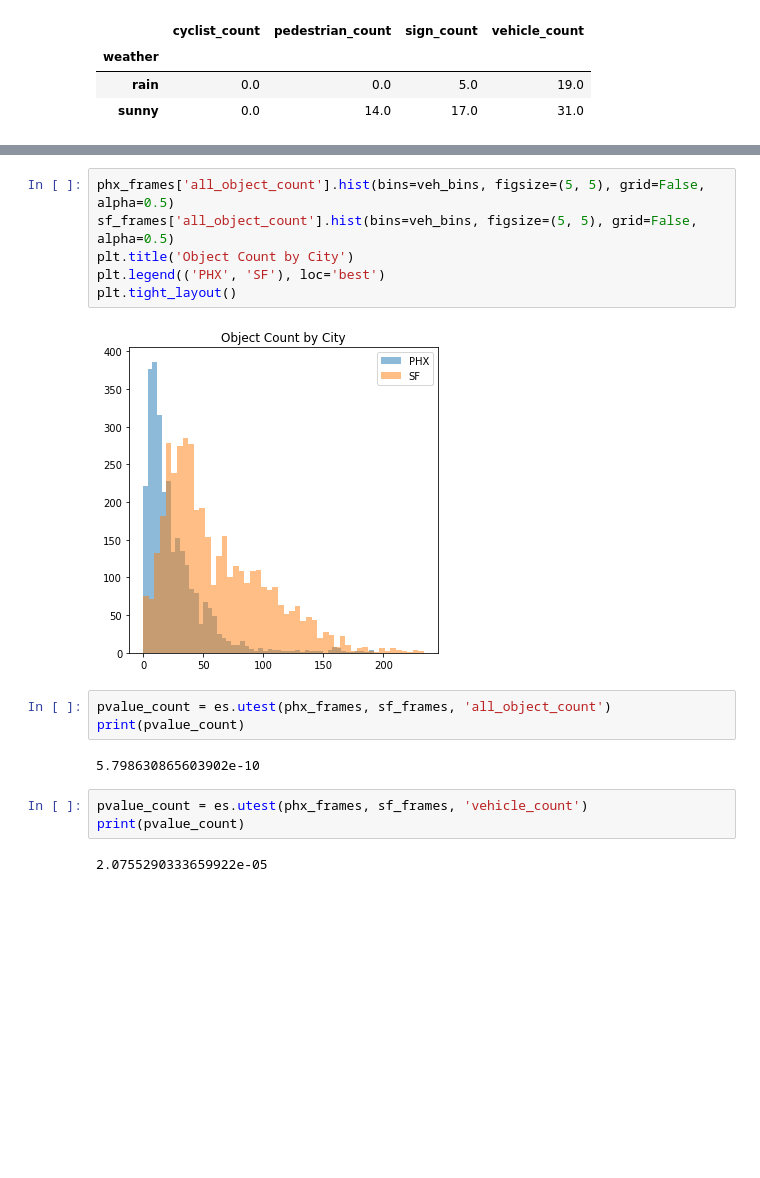
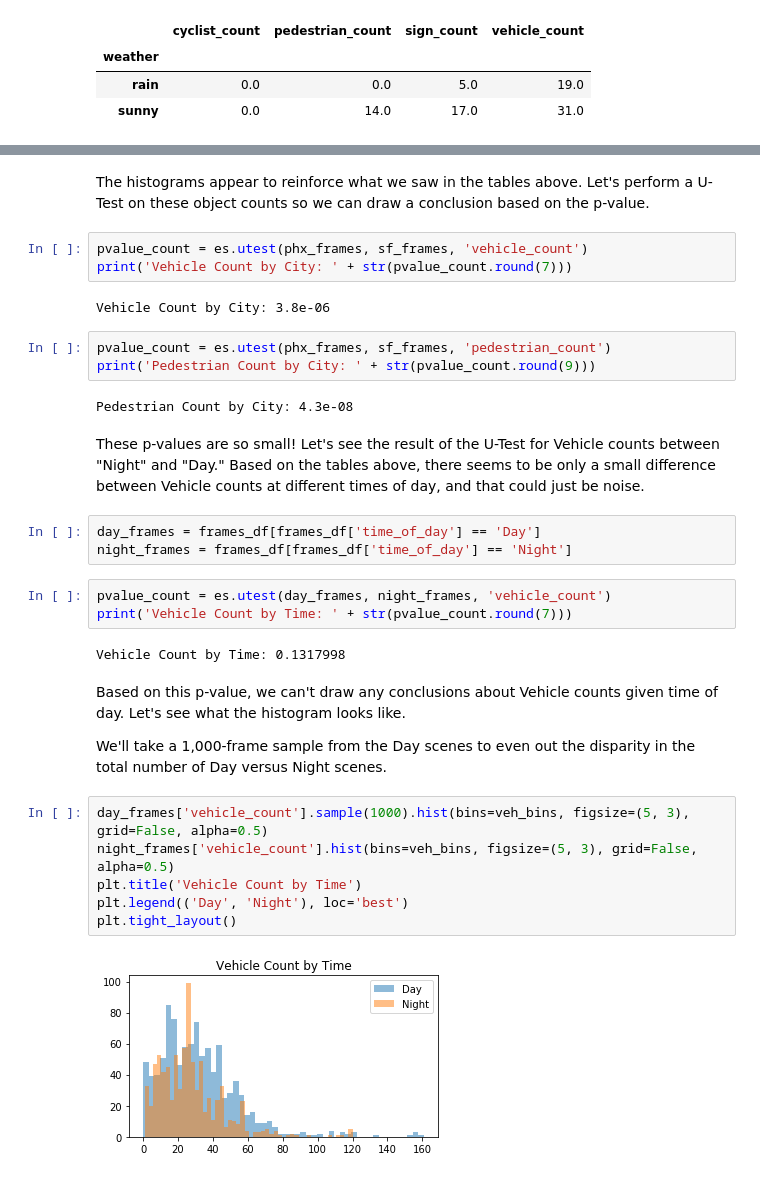
Before and after one commit to kittyschulz/Exploring-Waymo-Open-Dataset, a Jupyter notebook: Waymo-Frame-EDA.ipynb, the cells around one changed output, grey strips where cells are left out. Cells and saved outputs as stored; diff of their text form; blank space fills up the shorter version.

```diff
--- a/Waymo-Frame-EDA.ipynb
+++ b/Waymo-Frame-EDA.ipynb
@@ -155,18 +160,34 @@ plt.tight_layout()
+# %% [markdown]
+The histograms appear to reinforce what we saw in the tables above. Let's perform a U-Test on these object counts so we can draw a conclusion based on the p-value.
+# %%
+pvalue_count = es.utest(phx_frames, sf_frames, 'vehicle_count')
+print('Vehicle Count by City: ' + str(pvalue_count.round(7)))
+# %% [output]
+Vehicle Count by City: 3.8e-06
+# %%
+pvalue_count = es.utest(phx_frames, sf_frames, 'pedestrian_count')
+print('Pedestrian Count by City: ' + str(pvalue_count.round(9)))
+# %% [output]
+Pedestrian Count by City: 4.3e-08
+# %% [markdown]
+These p-values are so small! Let's see the result of the U-Test for Vehicle counts between "Night" and "Day." Based on the tables above, there seems to be only a small difference between Vehicle counts at different times of day, and that could just be noise.
+# %%
+day_frames = frames_df[frames_df['time_of_day'] == 'Day']
+night_frames = frames_df[frames_df['time_of_day'] == 'Night']
+# %%
+pvalue_count = es.utest(day_frames, night_frames, 'vehicle_count')
+print('Vehicle Count by Time: ' + str(pvalue_count.round(7)))
+# %% [output]
+Vehicle Count by Time: 0.1317998
+# %% [markdown]
+Based on this p-value, we can't draw any conclusions about Vehicle counts given time of day. Let's see what the histogram looks like.
+
+We'll take a 1,000-frame sample from the Day scenes to even out the disparity in the total number of Day versus Night scenes.
 # %%
-phx_frames['all_object_count'].hist(bins=veh_bins, figsize=(5, 5), grid=False, alpha=0.5)
-sf_frames['all_object_count'].hist(bins=veh_bins, figsize=(5, 5), grid=False, alpha=0.5)
-plt.title('Object Count by City')
-plt.legend(('PHX', 'SF'), loc='best')
+day_frames['vehicle_count'].sample(1000).hist(bins=veh_bins, figsize=(5, 3), grid=False, alpha=0.5)
+night_frames['vehicle_count'].hist(bins=veh_bins, figsize=(5, 3), grid=False, alpha=0.5)
+plt.title('Vehicle Count by Time')
+plt.legend(('Day', 'Night'), loc='best')
 plt.tight_layout()
 # %% [output]
-[figure, old version]
+[figure, new version]
-# %%
-pvalue_count = es.utest(phx_frames, sf_frames, 'all_object_count')
-print(pvalue_count)
-# %% [output]
-5.798630865603902e-10
-# %%
-pvalue_count = es.utest(phx_frames, sf_frames, 'vehicle_count')
-print(pvalue_count)
-# %% [output]
-2.0755290333659922e-05
```
Also changed, not shown: parts of 13 cells of this notebook.
